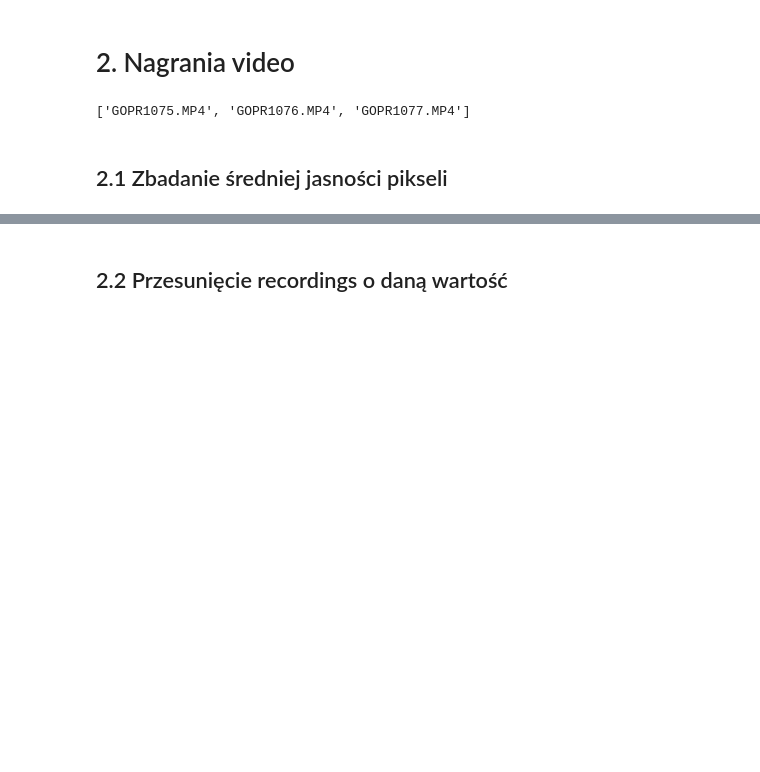
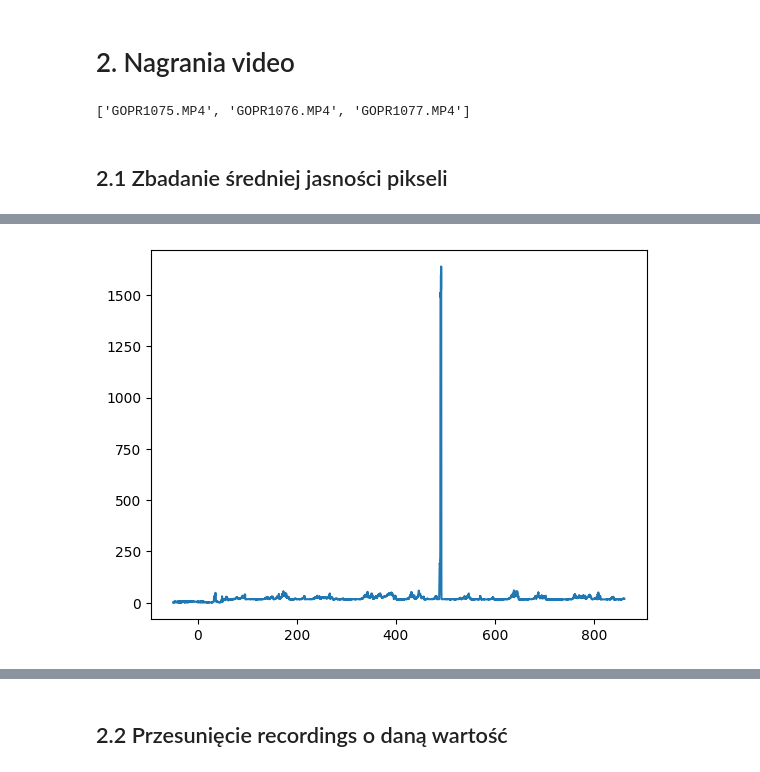
Before and after one commit to panjacob/A-study-of-nighttime-vehicle-detection-algorithms, a Jupyter notebook: Recordings/analyse.ipynb, the cells around one changed output, grey strips where cells are left out. Cells and saved outputs as stored; diff of their text form; code cells hidden in the pictures; blank space fills up the shorter version.

```diff
--- a/Recordings/analyse.ipynb
+++ b/Recordings/analyse.ipynb
@@ -163,18 +161,21 @@ KeyboardInterrupt:
 # %%
 # print(frames_light_time[:10])
 light_y = [x[0] for x in frames_light_times[0]]
 light_x = [x[1] for x in frames_light_times[0]]
 
 
 recordings_moved = [[x[0] - 49, x[1], x[2]] for x in recordings_relative_divided[0]]
 # print(recordings_relative_divided[0][:10])
-record_y = [x[2] / 100 if x[2] < 100 else 1 for x in recordings_moved]
+record_y = [x[2] for x in recordings_moved]
+# record_y = [x[2] / 100 if x[2] < 100 else 1 for x in recordings_moved]
 record_x = [x[0] for x in recordings_moved]
 
 plt.plot(record_x, record_y)
-plt.plot(light_x, light_y)
+# plt.plot(light_x, light_y)
 
 plt.show()
+# %% [output]
+[figure, added]
 # %%
 light_y = [x[0] for x in frames_light_times[1]]
 light_x = [x[1] for x in frames_light_times[1]]
```
Also changed, not shown: parts of 7 cells of this notebook, 3 other files.
